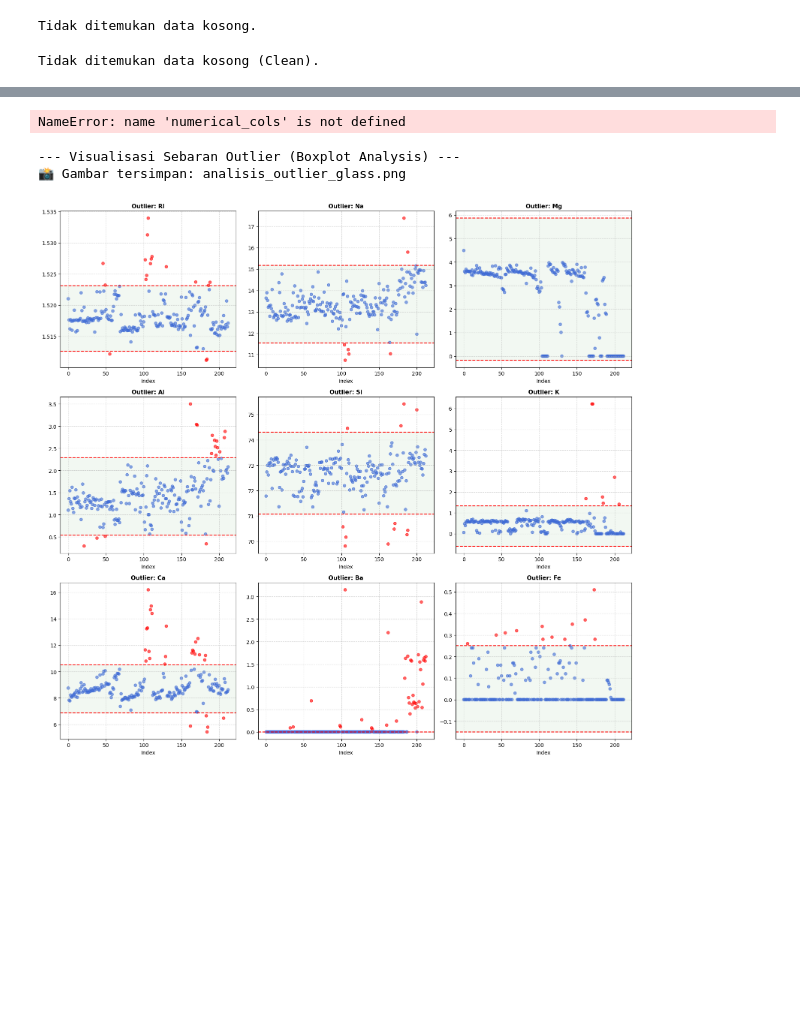
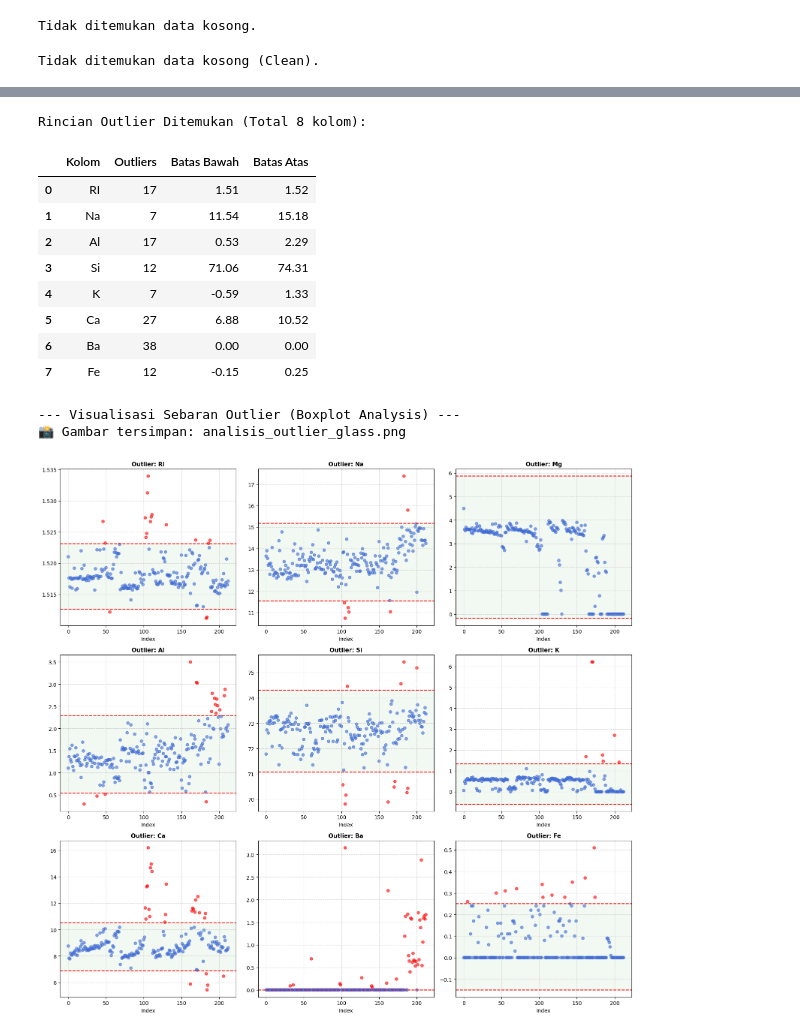
Before and after one commit to Oenm176/fe-decisiontree, a Jupyter notebook: notebooks/2.data_cleasingB.ipynb, the cells around one changed output, grey strips where cells are left out. Cells and saved outputs as stored; diff of their text form; code cells hidden in the pictures; blank space fills up the shorter version.

```diff
--- a/notebooks/2.data_cleasingB.ipynb
+++ b/notebooks/2.data_cleasingB.ipynb
@@ -191,37 +189,46 @@ LAPORAN AKHIR VALIDASI DATA GLASS
 # ==========================================
 # 9. DETEKSI OUTLIER
 # ==========================================
-
+numerical_cols = dataset.select_dtypes(include=['number']).columns.tolist()
 outlier_summary = []
 outlier_details = {}
 
 for col in numerical_cols:
     Q1 = dataset[col].quantile(0.25)
     Q3 = dataset[col].quantile(0.75)
     IQR = Q3 - Q1
 
     lower_bound = Q1 - 1.5 * IQR
     upper_bound = Q3 + 1.5 * IQR
 
     outlier_details[col] = {'lower': lower_bound, 'upper': upper_bound}
 
     total_outliers = ((dataset[col] < lower_bound) | (dataset[col] > upper_bound)).sum()
 
     if total_outliers > 0:
         outlier_summary.append({
             'Kolom': col,
             'Outliers': total_outliers,
             'Batas Bawah': round(lower_bound, 2),
             'Batas Atas': round(upper_bound, 2)
         })
 
 if len(outlier_summary) > 0:
     print(f"\nRincian Outlier Ditemukan (Total {len(outlier_summary)} kolom):")
     display(pd.DataFrame(outlier_summary))
 else:
     print("\nTidak ditemukan outlier yang signifikan.")
 # %% [output]
-NameError: name 'numerical_cols' is not defined
+Rincian Outlier Ditemukan (Total 8 kolom):
+|  | Kolom | Outliers | Batas Bawah | Batas Atas |
+| 0 | RI | 17 | 1.51 | 1.52 |
+| 1 | Na | 7 | 11.54 | 15.18 |
+| 2 | Al | 17 | 0.53 | 2.29 |
+| 3 | Si | 12 | 71.06 | 74.31 |
+| 4 | K | 7 | -0.59 | 1.33 |
+| 5 | Ca | 27 | 6.88 | 10.52 |
+| 6 | Ba | 38 | 0.00 | 0.00 |
+| 7 | Fe | 12 | -0.15 | 0.25 |
 # %%
 # ==========================================
 # 10. VISUALISASI OUTLIER (GRID PLOT)
```
Also changed, not shown: parts of 5 cells of this notebook, 3 other files.
